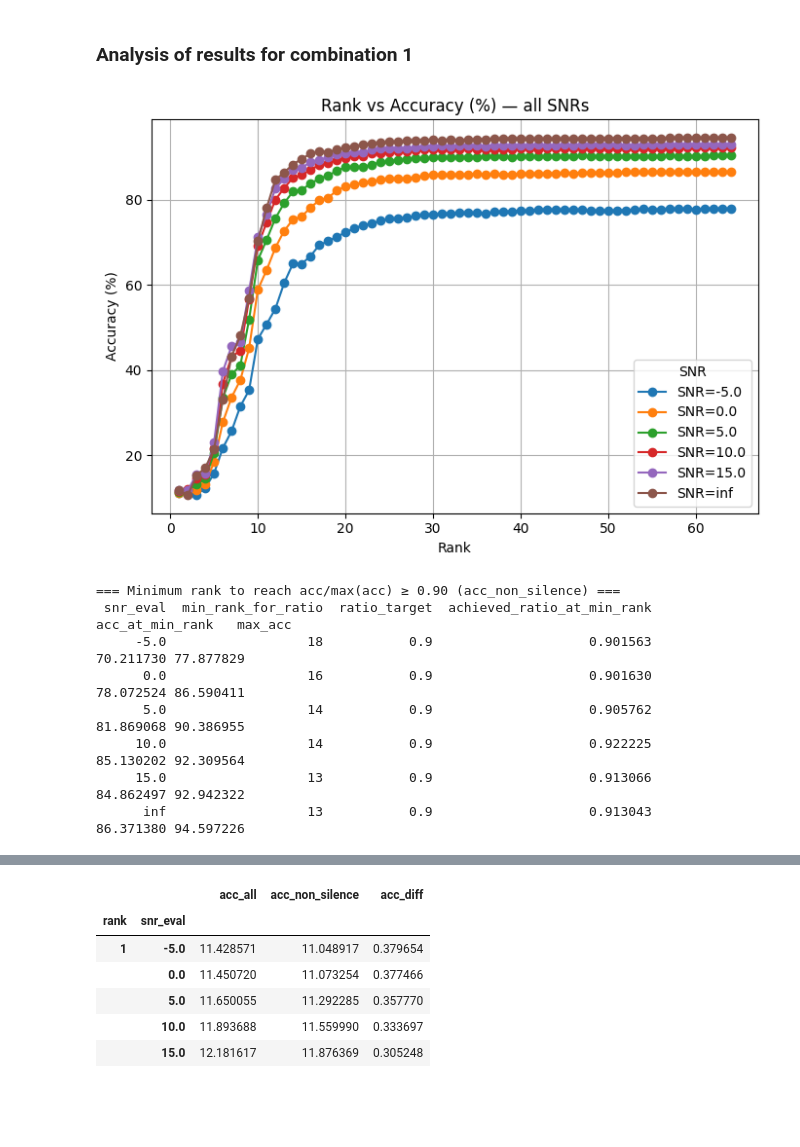
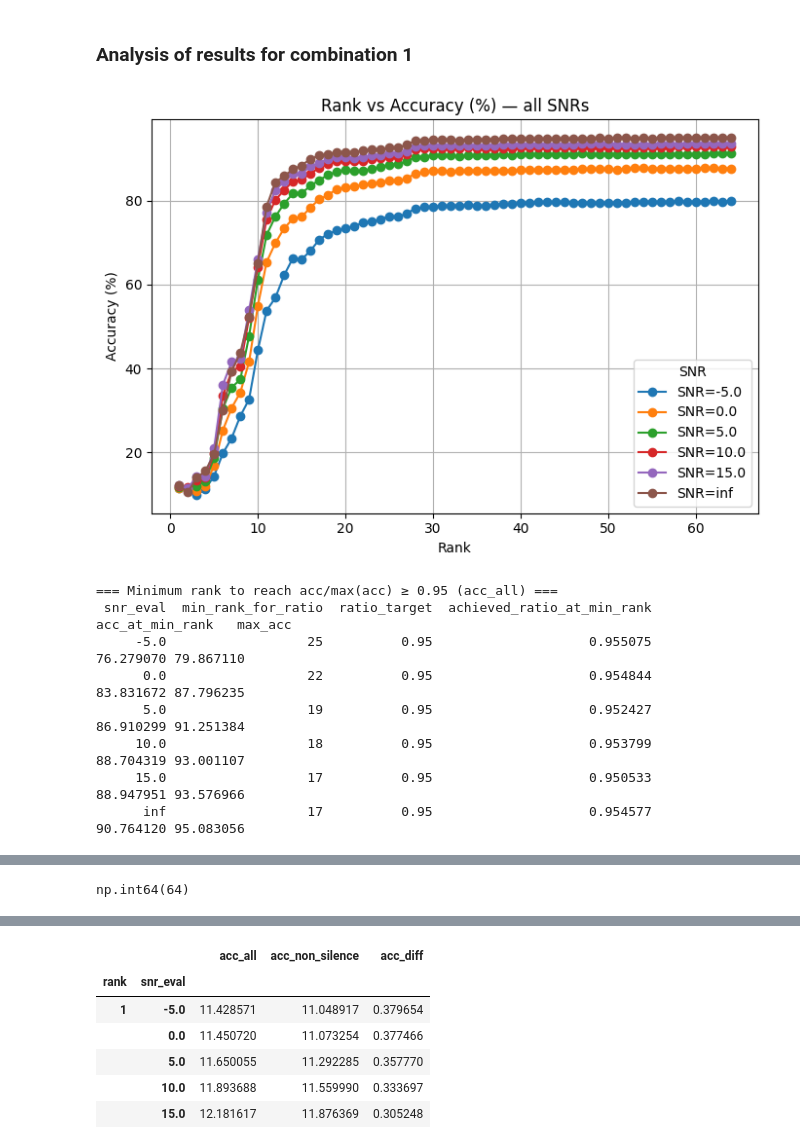
Before and after one commit to c-wejendorp/thesis, a Jupyter notebook: scripts/keyword_spotting/base_model_rank_sweep.ipynb, the cells around one changed output, grey strips where cells are left out. Cells and saved outputs as stored; diff of their text form; code cells hidden in the pictures; blank space fills up the shorter version.

Commit message:
updated base model rank sweep

```diff
--- a/scripts/keyword_spotting/base_model_rank_sweep.ipynb
+++ b/scripts/keyword_spotting/base_model_rank_sweep.ipynb
@@ -27,6 +27,7 @@ MODEL_DIR = "/Users/christoffer/Documents/Thesis/thesis_project/model_runs/base/
 MODEL_CHECKPOINT = MODEL_DIR + "best_model.pth"
 MODEL_HISTORY = np.load(MODEL_DIR + "history.npy", allow_pickle=True).item()
 BATCH_SIZE = 64
+DO_SWEEP = False
 STEP_FOR_RANK_SWEP_EVAL = 1
 # %%
 # Device selection: CUDA > MPS > CPU
@@ -128,7 +129,7 @@ def validate_model(
                 waveforms = waveforms.to(device)
                 labels = labels.to(device)
 
-                logits = model(waveforms, ranks=fixed_rank)
+                logits, embeddings = model(waveforms, ranks=fixed_rank, return_embedding=True)
                 loss = criterion(logits, labels)
 
                 batch_size = labels.size(0)
@@ -150,6 +151,7 @@ def validate_model(
                         "pred": int(preds_cpu[i]),
                         "target": int(labels_cpu[i]),
                         "correct": bool(correct_cpu[i]),
+                        "embedding": embeddings[i].detach().cpu().numpy(),
                     }
 
                     if isinstance(meta, dict):
@@ -193,3 +195,13 @@ print("-" * 60)
   SNR=    15: acc=93.64%  loss=0.2058
   SNR=   inf: acc=95.22%  loss=0.1841
 ------------------------------------------------------------
+# %%
+VAL_SNR_VALUES = [-5, 0, 5, 10,15,float('inf')]
+# deactivate low-rank everywhere
+base_model.toggle_low_rank((True,True,True))
+#full_rank_acc = validate_model(base_model, val_loader, nn.CrossEntropyLoss(), device, snr_values=VAL_SNR_VALUES, verbose=False, fixed_rank=None)
+results, per_sample_records = validate_model(base_model, val_loader, nn.CrossEntropyLoss(), device, snr_values=VAL_SNR_VALUES, verbose=False, fixed_rank=64)
+print(f"\n=== 64 Rank Val Accuracy per SNR ===")
+for snr, stats in results.items():
+    print(f"  SNR={str(snr):>6}: acc={stats['acc']:.2f}%  loss={stats['loss']:.4f}")
+print("-" * 60)
@@ -607,24 +555,24 @@ def plot_rank_vs_acc_per_snr(
     return summary, ratio_rank_summary
 # %%
 # Normal accuracy plots
-summary, ratio_tbl = plot_rank_vs_acc_per_snr(df, include_silence=False, y_mode="acc",plot_per_snr=False)
+summary, ratio_tbl = plot_rank_vs_acc_per_snr(df, include_silence=True, y_mode="acc",plot_per_snr=False)
 
 # Ratio plots + printed table of min rank per SNR to reach 0.8
 summary, ratio_tbl = plot_rank_vs_acc_per_snr(
     df,
-    include_silence=False,
+    include_silence=True,
     y_mode="ratio",
-    ratio_target=0.90,
+    ratio_target=0.95,
     print_ratio_summary=True,
     plot_per_snr=False,
 )
 # %% [output]
-[figure, old version]
+[figure, new version]
-=== Minimum rank to reach acc/max(acc) ≥ 0.90 (acc_non_silence) ===
+=== Minimum rank to reach acc/max(acc) ≥ 0.95 (acc_all) ===
  snr_eval  min_rank_for_ratio  ratio_target  achieved_ratio_at_min_rank  acc_at_min_rank   max_acc
-     -5.0                  18           0.9                    0.901563        70.211730 77.877829
-      0.0                  16           0.9                    0.901630        78.072524 86.590411
-      5.0                  14           0.9                    0.905762        81.869068 90.386955
-     10.0                  14           0.9                    0.922225        85.130202 92.309564
-     15.0                  13           0.9                    0.913066        84.862497 92.942322
-      inf                  13           0.9                    0.913043        86.371380 94.597226
+     -5.0                  25          0.95                    0.955075        76.279070 79.867110
+      0.0                  22          0.95                    0.954844        83.831672 87.796235
+      5.0                  19          0.95                    0.952427        86.910299 91.251384
+     10.0                  18          0.95                    0.953799        88.704319 93.001107
+     15.0                  17          0.95                    0.950533        88.947951 93.576966
+      inf                  17          0.95                    0.954577        90.764120 95.083056
@@ -631,0 +580,4 @@ summary, ratio_tbl = plot_rank_vs_acc_per_snr(
+# %%
+df.groupby(['snr_eval', 'id'])['rank'].nunique().min()
+# %% [output]
+np.int64(64)
```
Also changed, not shown: parts of 18 cells of this notebook, 4 other files.
